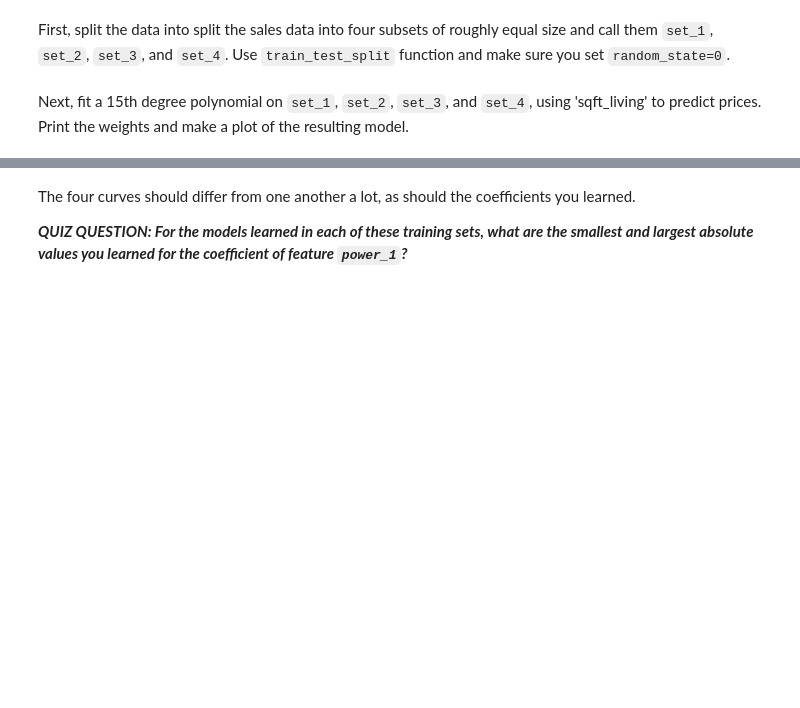
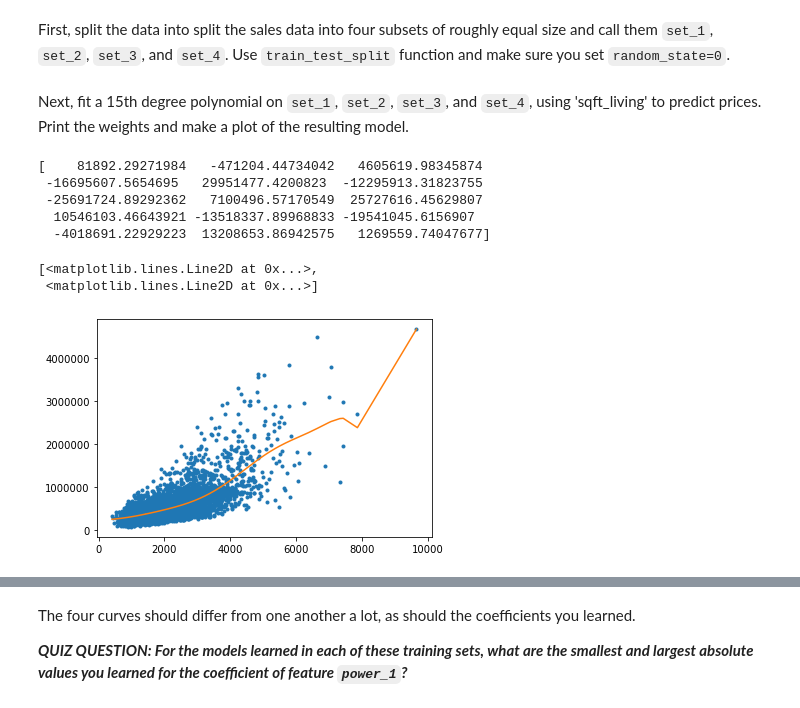
Before and after one commit to KhiemLe99/Machine-Learning-2020-FUNiX, a Jupyter notebook: 1. Regression/labs/lab-4.ipynb, the cells around one changed output, grey strips where cells are left out. Saved outputs shown, nothing was run; the diff lists cells and outputs as text; code cells hidden in the pictures; blank space fills up the shorter version.

```diff
--- a/1. Regression/labs/lab-4.ipynb
+++ b/1. Regression/labs/lab-4.ipynb
@@ -19,9 +24,14 @@ import numpy as np
 ## Polynomial regression, revisited
 # %% [markdown]
 We call back on the material from the previous Lab (*lab-3.ipynb*), where we wrote the function to produce an DataFrame with columns containing the powers of a given input. Copy and paste the function `polynomial_dataframe` from there:
-# %%
-def polynomial_dataframe(feature, degree):
-    #
-    return data
+# %%
+def polynomial_dataframe(feature, degree):
+    poly_data = pd.DataFrame()
+    poly_data['power_1'] = feature
+    if degree > 1:
+        for power in range(2, degree+1):
+            name = 'power_' + str(power)
+            poly_data[name] = poly_data['power_1'].apply(lambda x: x ** power)
+    return poly_data
 # %% [markdown]
 Let's use matplotlib to visualize what a polynomial regression looks like on the house data.
@@ -31,5 +38,5 @@ import matplotlib.pyplot as plt
 # %%
-full_data = pandas.read_csv("kc_house_data.csv", index_col=0)
+full_data = pd.read_csv("../dataset/house.csv", index_col=0)
 # %% [markdown]
 As in the previous lab, we will use the 'sqft_living' variable. For plotting purposes (connecting the dots), you'll need to sort by the values of 'sqft_living'. For houses with identical square footage, we break the tie by their prices.
 # %%
@@ -66,5 +76,10 @@ seed = 20
 big_set_1, big_set_2 = train_test_split(full_data, train_size=0.5, test_size=0.5, random_state=0)
 set_1, set_2 = train_test_split(big_set_1, train_size=0.5, test_size=0.5, random_state=0)
 set_3, set_4 = train_test_split(big_set_2, train_size=0.5, test_size=0.5, random_state=0)
+# %%
+set_1 = set_1.sort_values(['sqft_living', 'price'])
+set_2 = set_2.sort_values(['sqft_living', 'price'])
+set_3 = set_3.sort_values(['sqft_living', 'price'])
+set_4 = set_4.sort_values(['sqft_living', 'price'])
 # %% [markdown]
 Next, fit a 15th degree polynomial on `set_1`, `set_2`, `set_3`, and `set_4`, using 'sqft_living' to predict prices. Print the weights and make a plot of the resulting model.
@@ -78,0 +86,23 @@ Next, fit a 15th degree polynomial on `set_1`, `set_2`, `set_3`, and `set_4`, us
+# %%
+# Handholding level: Moderate
+scaler = StandardScaler()
+poly_data_1 = polynomial_dataframe(set_1['sqft_living'], 15)
+poly_features_1 = scaler.fit_transform(poly_data_1.values)
+# continues by yourself.
+poly_data_1['price'] = set_1['price']
+poly_labels_1 = poly_data_1['price'].values
+
+model_1 = Ridge(l2_small_penalty).fit(poly_features_1, poly_labels_1)
+print(model_1.coef_)
+
+plt.plot(poly_data_1['power_1'], poly_data_1['price'], '.',
+         poly_data_1['power_1'], model_1.predict(poly_features_1), '-')
+# %% [output]
+[    81892.29271984   -471204.44734042   4605619.98345874
+ -16695607.5654695   29951477.4200823  -12295913.31823755
+ -25691724.89292362   7100496.57170549  25727616.45629807
+  10546103.46643921 -13518337.89968833 -19541045.6156907
+  -4018691.22929223  13208653.86942575   1269559.74047677]
+[<matplotlib.lines.Line2D at 0x...>,
+ <matplotlib.lines.Line2D at 0x...>]
+[figure, added]
```
Also changed, not shown: parts of 16 cells of this notebook, 19 other files.
